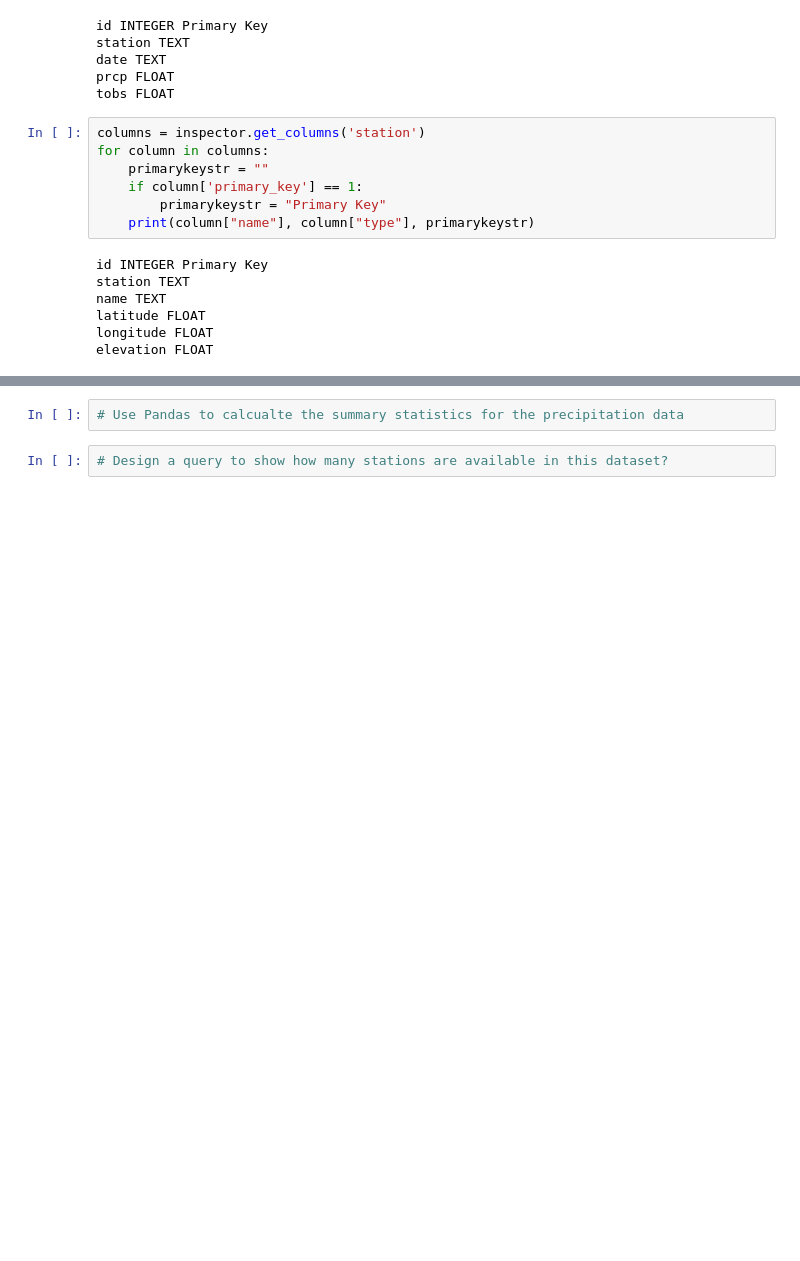
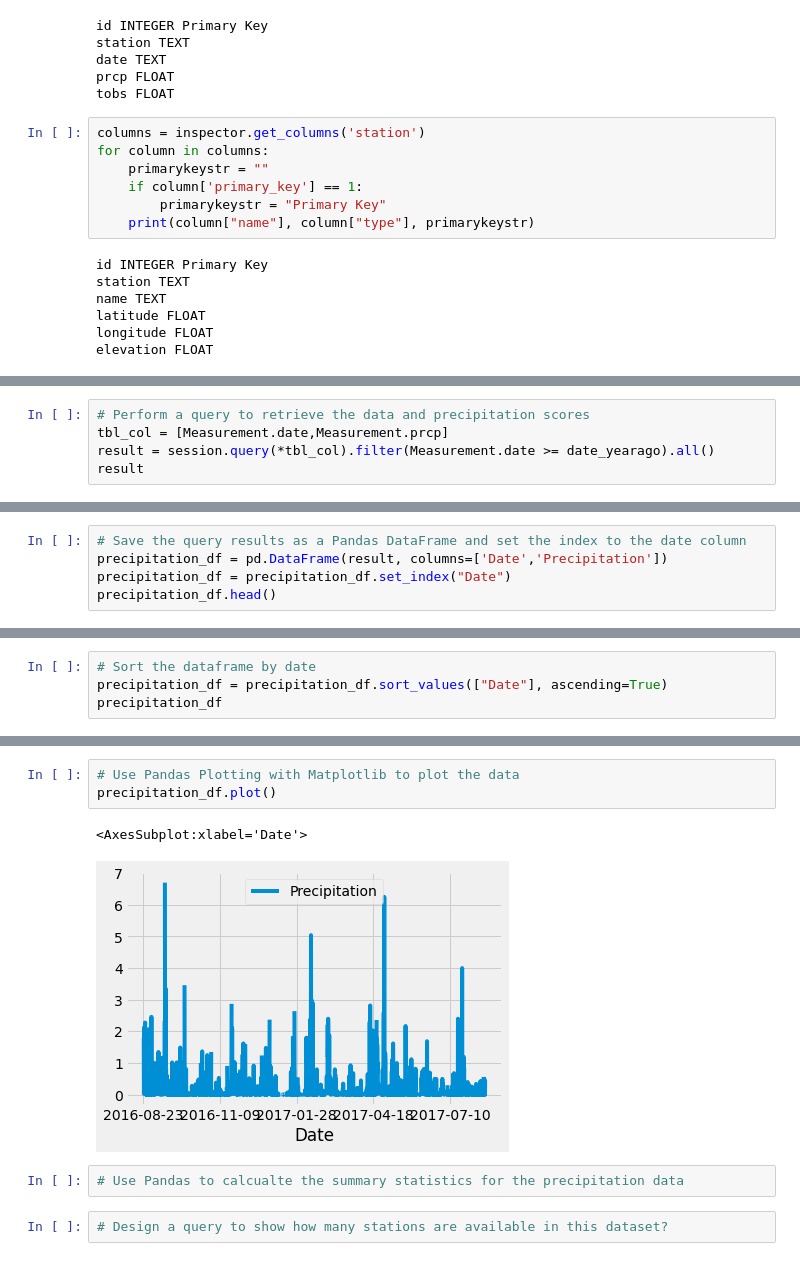
Before and after one commit to samuelceron/sqlalchemy-challenge, a Jupyter notebook: climate_starter.ipynb, the cells around one changed output, grey strips where cells are left out. Drawn from its saved outputs; the diff is of its cells as text; blank space fills up the shorter version.

Commit message:
Precipitation plot

```diff
--- a/climate_starter.ipynb
+++ b/climate_starter.ipynb
@@ -95,2 +86,7 @@ date_yearago
 # %% [output]
 datetime.date(2016, 8, 23)
+# %%
+# Perform a query to retrieve the data and precipitation scores
+tbl_col = [Measurement.date,Measurement.prcp]
+result = session.query(*tbl_col).filter(Measurement.date >= date_yearago).all()
+result
@@ -96,0 +111,5 @@ datetime.date(2016, 8, 23)
+# %%
+# Save the query results as a Pandas DataFrame and set the index to the date column
+precipitation_df = pd.DataFrame(result, columns=['Date','Precipitation'])
+precipitation_df = precipitation_df.set_index("Date")
+precipitation_df.head()
@@ -96,0 +124,4 @@ datetime.date(2016, 8, 23)
+# %%
+# Sort the dataframe by date
+precipitation_df = precipitation_df.sort_values(["Date"], ascending=True)
+precipitation_df
@@ -97,3 +143,9 @@ datetime.date(2016, 8, 23)
+# %%
+# Use Pandas Plotting with Matplotlib to plot the data
+precipitation_df.plot()
+# %% [output]
+<AxesSubplot:xlabel='Date'>
+[figure, added]
 # %%
 # Use Pandas to calcualte the summary statistics for the precipitation data
 # %%
```
Also changed, not shown: parts of 4 cells of this notebook.
